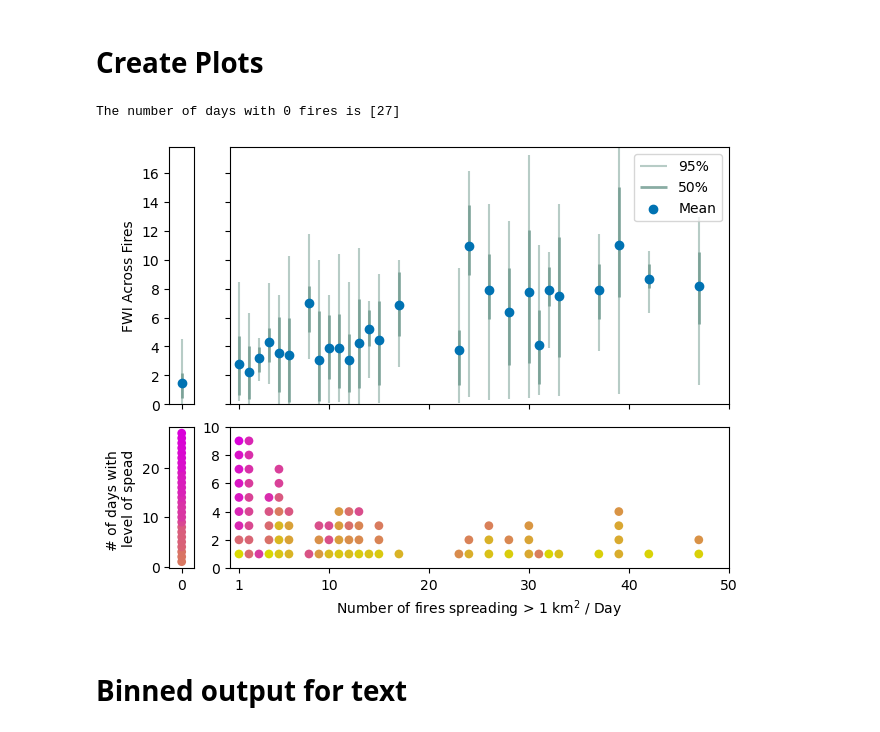
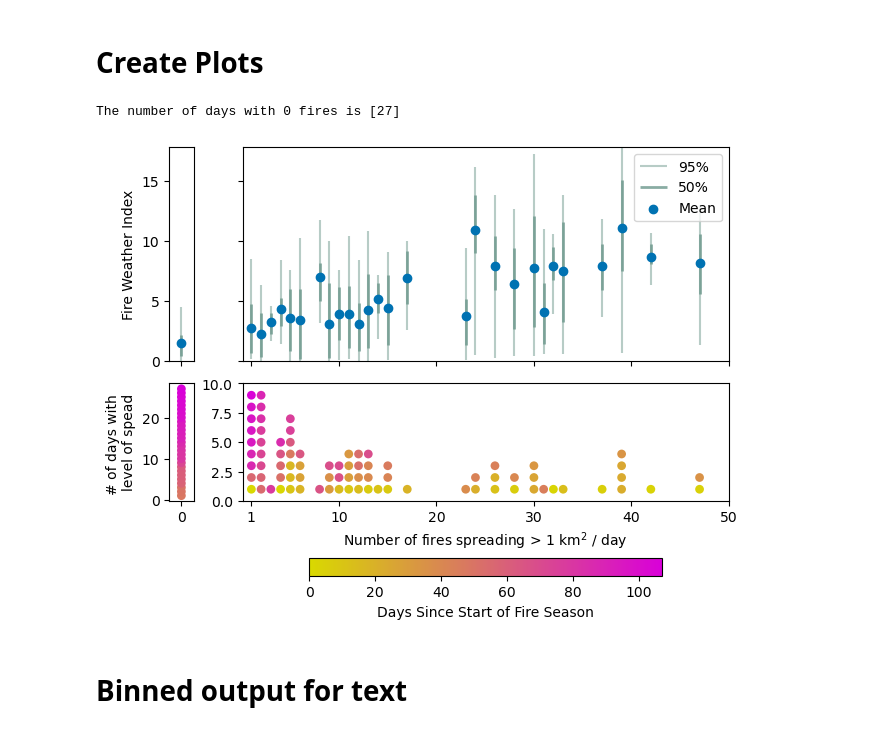
Before and after one commit to mccabete/fwiVis, a Jupyter notebook: notebooks/Number_of_fires_spreading.ipynb, the cells around one changed output. Drawn from its saved outputs; the diff is of its cells as text; code cells hidden in the pictures.

```diff
--- a/notebooks/Number_of_fires_spreading.ipynb
+++ b/notebooks/Number_of_fires_spreading.ipynb
@@ -378,7 +378,7 @@ ax.tick_params(labelleft=False)
 ax.set_title("")
 
 # Set the labels for the x and y axes
-ax3.set_ylabel("FWI Across Fires")
+ax3.set_ylabel("Fire Weather Index")
 
 
 #### Dot plot
@@ -420,36 +420,36 @@ for category, group in df[df.num_fires <= 0].groupby('num_fires'):
     x1 = np.arange(count1) + 1
     y1 = [y_value1] * count1
 
     ax4.scatter(y1, x1, c=qualities1, cmap=darker_cmap, norm = norm, s=point_size, edgecolor='none') # 'spring_r' # qualities[:count]
 
     #ax2.set_xlim(xmin = -2)
 # categories = df['num_fires'].unique()
 # ax2.set_yticks(range(len(categories)))
 #ax2.set_y=yticks(range(len(df_agg)))
 #ax.set_xticklabels(df_agg['num_fires'])
 ax4.set_ylabel("# of days with \nlevel of spead")
 ax2.set_ylim(bottom = 0)
 ax2.set_ylim(top = 10)
 ax2.set_xlim(left = 0.1) # Can't be zero, but 1 will cut off the blurbs
 current_ticks = list(ax2.get_xticks())
 current_ticks.append(1)
 current_ticks = current_ticks[1:]
 current_ticks = sorted(set(current_ticks))  # Remove duplicates and sort
 ax2.set_xticks(current_ticks)
 
 ax4.set_xticks([0])
 
-ax2.set_xlabel(f"Number of fires spreading > {thresh} km$^2$ / Day")
+ax2.set_xlabel(f"Number of fires spreading > {thresh} km$^2$ / day")
 # cbar = plt.colorbar(ax2)
 # cbar.set_label('Days Past 5/31')
 sm =  ScalarMappable(norm=norm, cmap = darker_cmap)
-#cbar = fig.colorbar(sm, ax = ax2, label = f"Days Since Start of Fire Season",  orientation='horizontal') #  orientation='horizontal'
+cbar = fig.colorbar(sm, ax = ax2, label = f"Days Since Start of Fire Season",  orientation='horizontal') #  orientation='horizontal'
 plt.savefig(f"some_figs/fires_spread_fwi_distribution/break_y_axis_reverse_axis_no_zeros_cbar_with_dots_number_fires_spread_{thresh}.png")
 print(f"The number of days with 0 fires is {df[df.num_fires == 0].day_count.unique()}")
 plt.show()
 # %% [output]
 The number of days with 0 fires is [27]
-[figure, old version]
+[figure, new version]
 # %% [markdown]
 # Binned output for text
 # %%
```
Also changed, not shown: parts of 4 cells of this notebook, 5 other files.
